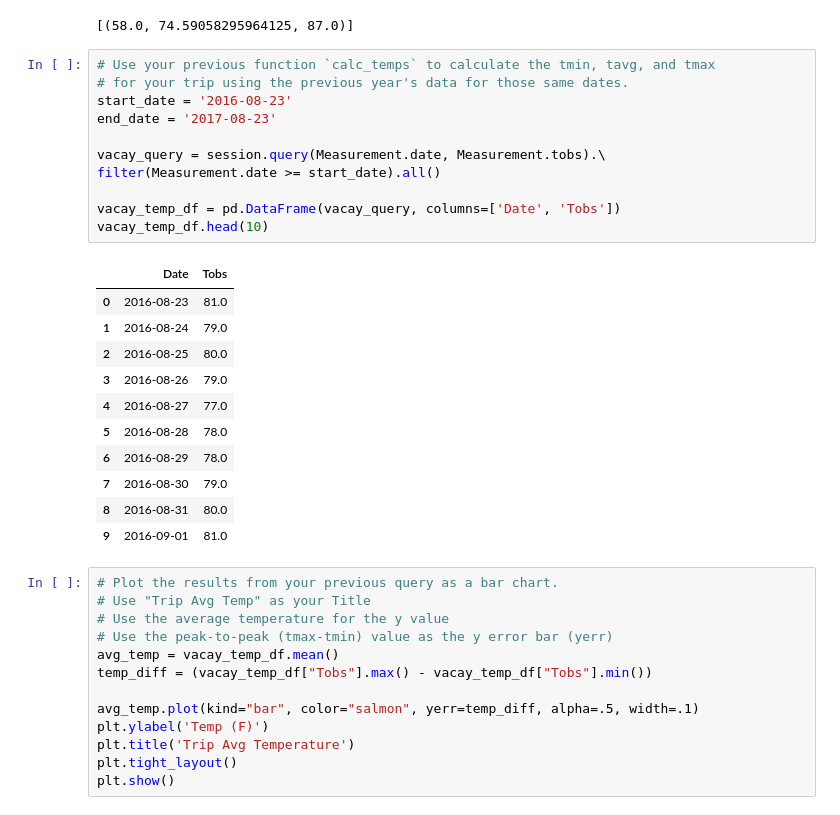
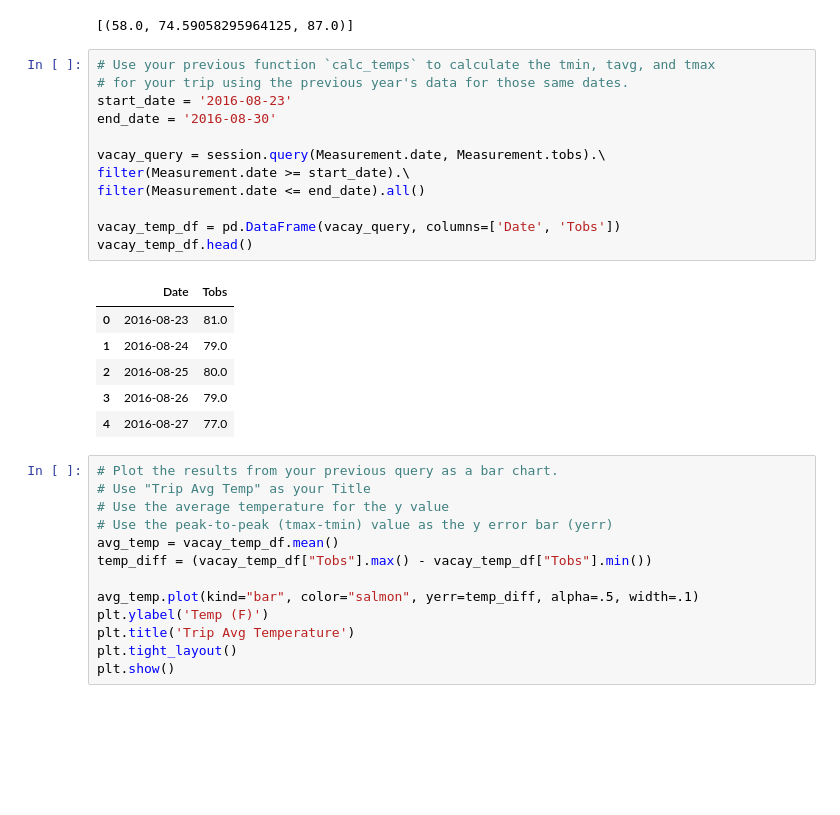
Before and after one commit to yuta-yama/ut11-Advanced-Data-Storage-and-Retrieval, a Jupyter notebook: climate_starter_YY.ipynb, the cells around one changed output. Saved outputs shown, nothing was run; the diff lists cells and outputs as text; blank space fills up the shorter version.

```diff
--- a/climate_starter_YY.ipynb
+++ b/climate_starter_YY.ipynb
@@ -247,26 +227,22 @@ print(calc_temps('2016-08-23', '2017-08-23'))
 # %%
 # Use your previous function `calc_temps` to calculate the tmin, tavg, and tmax
 # for your trip using the previous year's data for those same dates.
 start_date = '2016-08-23'
-end_date = '2017-08-23'
+end_date = '2016-08-30'
 
 vacay_query = session.query(Measurement.date, Measurement.tobs).\
-filter(Measurement.date >= start_date).all()
+filter(Measurement.date >= start_date).\
+filter(Measurement.date <= end_date).all()
 
 vacay_temp_df = pd.DataFrame(vacay_query, columns=['Date', 'Tobs'])
-vacay_temp_df.head(10)
+vacay_temp_df.head()
 # %% [output]
 |  | Date | Tobs |
 | 0 | 2016-08-23 | 81.0 |
 | 1 | 2016-08-24 | 79.0 |
 | 2 | 2016-08-25 | 80.0 |
 | 3 | 2016-08-26 | 79.0 |
 | 4 | 2016-08-27 | 77.0 |
-| 5 | 2016-08-28 | 78.0 |
-| 6 | 2016-08-29 | 78.0 |
-| 7 | 2016-08-30 | 79.0 |
-| 8 | 2016-08-31 | 80.0 |
-| 9 | 2016-09-01 | 81.0 |
 # %%
 # Plot the results from your previous query as a bar chart.
 # Use "Trip Avg Temp" as your Title
```
Also changed, not shown: parts of 9 cells of this notebook.
